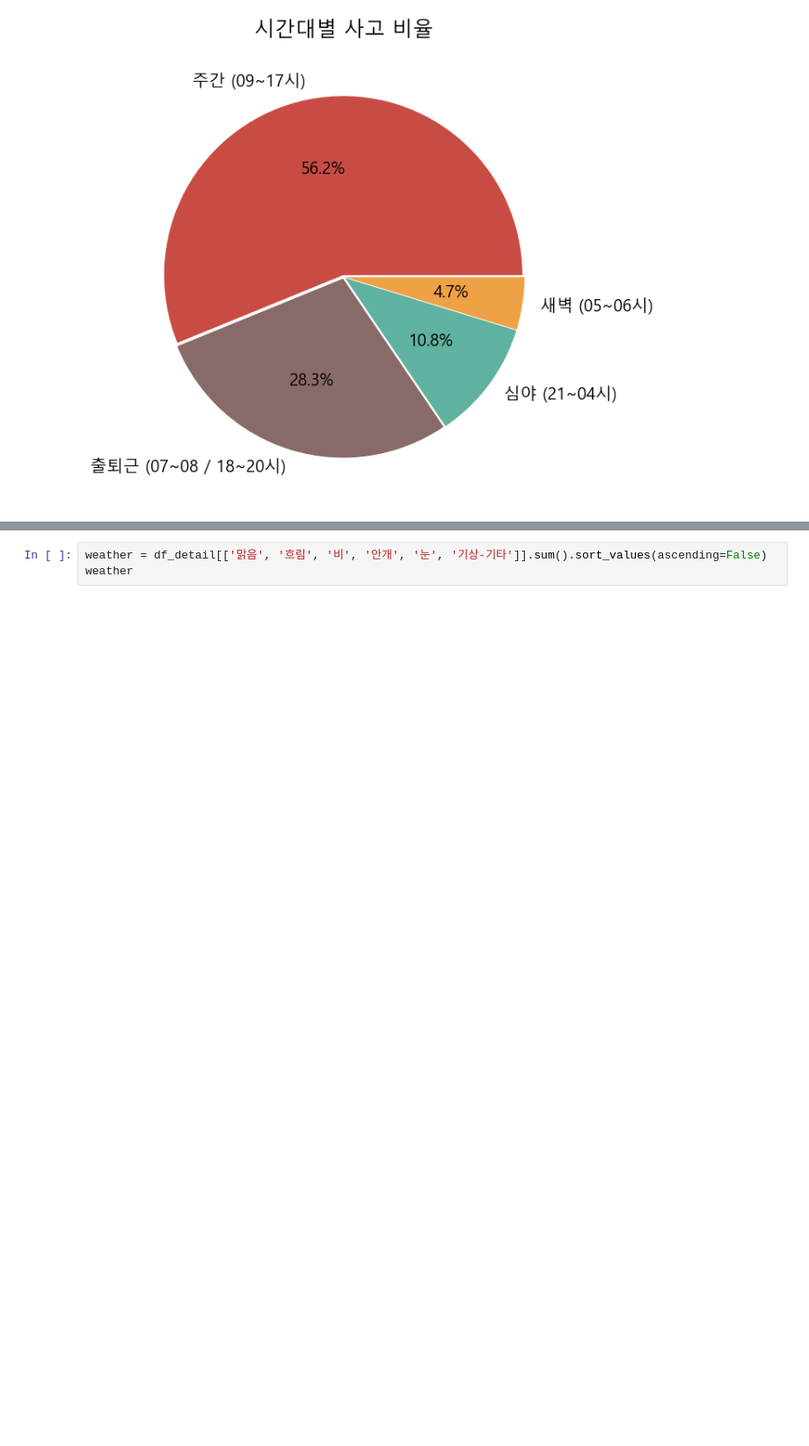
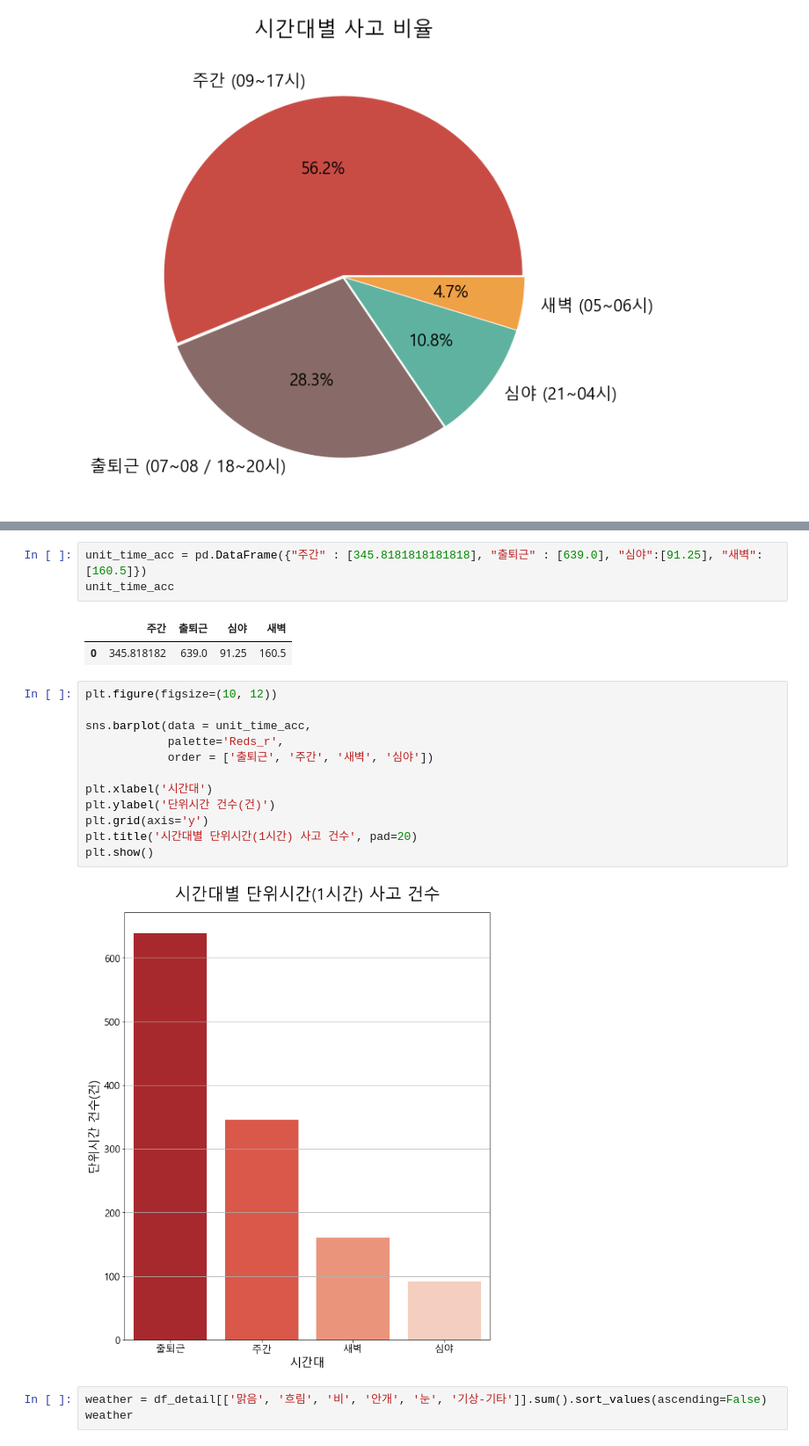
Before and after one commit to chestnut1717/BicycleAccident, a Jupyter notebook: bicycle_flow.ipynb, the cells around one changed output, grey strips where cells are left out. Shown at 88% size. Drawn from its saved outputs; the diff is of its cells as text; blank space fills up the shorter version.

Commit message:
Update time unit graph
time unit graph

```diff
--- a/bicycle_flow.ipynb
+++ b/bicycle_flow.ipynb
@@ -1071,3 +1065,23 @@ plt.show()
+# %%
+unit_time_acc = pd.DataFrame({"주간" : [345.8181818181818], "출퇴근" : [639.0], "심야":[91.25], "새벽": [160.5]})
+unit_time_acc
+# %% [output]
+|  | 주간 | 출퇴근 | 심야 | 새벽 |
+| 0 | 345.818182 | 639.0 | 91.25 | 160.5 |
+# %%
+plt.figure(figsize=(10, 12))
+
+sns.barplot(data = unit_time_acc,
+            palette='Reds_r',
+            order = ['출퇴근', '주간', '새벽', '심야'])
+
+plt.xlabel('시간대')
+plt.ylabel('단위시간 건수(건)')
+plt.grid(axis='y')
+plt.title('시간대별 단위시간(1시간) 사고 건수', pad=20)
+plt.show()
+# %% [output]
+[figure, added]
 # %%
 weather = df_detail[['맑음', '흐림', '비', '안개', '눈', '기상-기타']].sum().sort_values(ascending=False)
 weather
```
Also changed, not shown: parts of 4 cells of this notebook.
